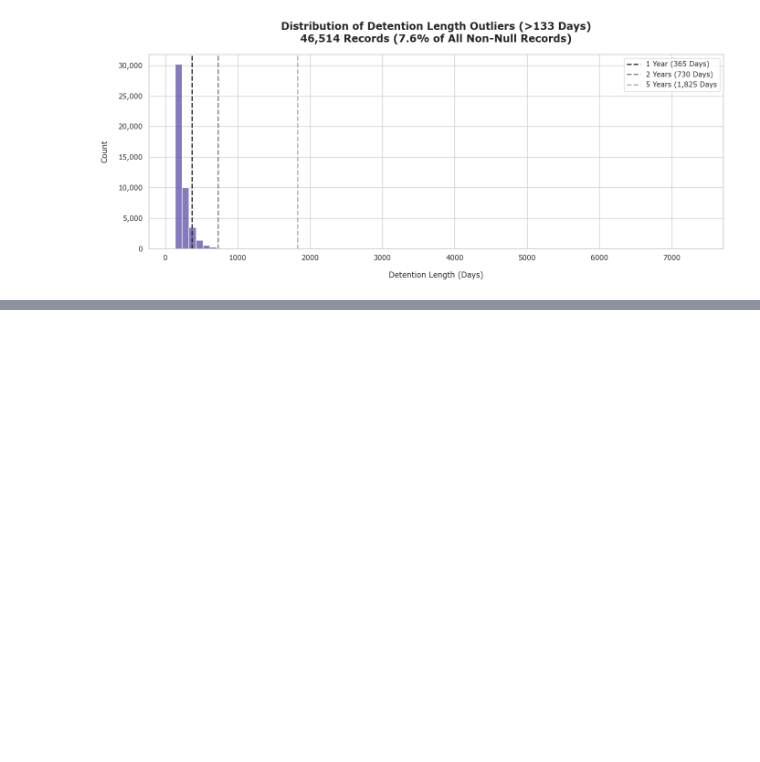
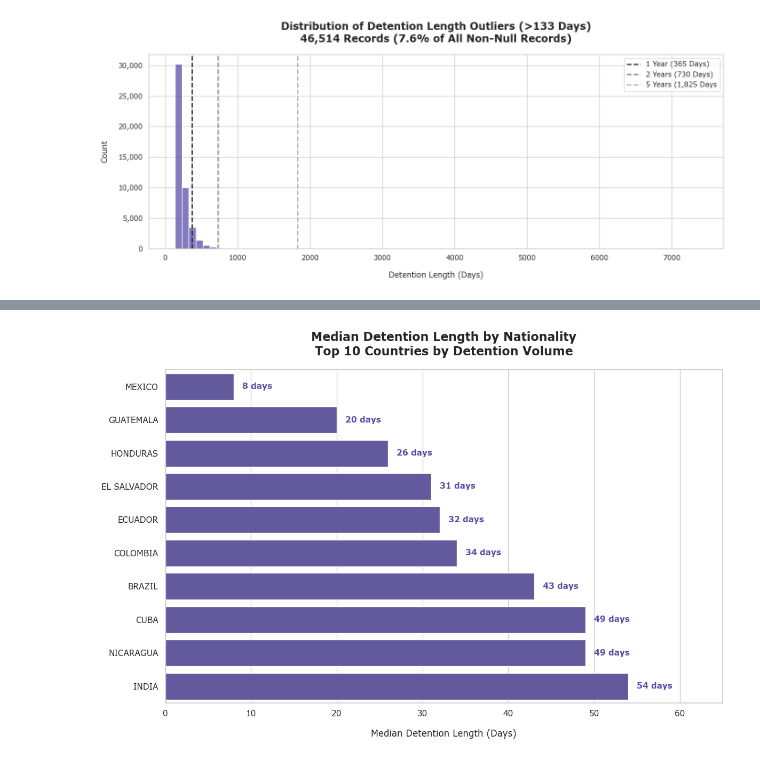
Before and after one commit to leamsley/capstone_project, a Jupyter notebook: data_analysis.ipynb, the cells around one changed output, grey strips where cells are left out. Drawn from its saved outputs; the diff is of its cells as text; code cells hidden in the pictures; blank space fills up the shorter version.

Commit message:
Checkpoint - deep dive analysis and charts for age vs detention length, and cross-tablulations

```diff
--- a/data_analysis.ipynb
+++ b/data_analysis.ipynb
@@ -2606,0 +3546,83 @@ plt.show()
+# %%
+# Median Detention Length by Nationality
+
+# build DataFrame for plotting
+country_names: list[str] = ['MEXICO', 'GUATEMALA', 'HONDURAS', 'EL SALVADOR', 'COLOMBIA',
+                             'ECUADOR', 'CUBA', 'NICARAGUA', 'INDIA', 'BRAZIL']
+
+country_medians: list[float] = [
+    mexico_records['detention_length_days'].median(),
+    guatemala_records['detention_length_days'].median(),
+    honduras_records['detention_length_days'].median(),
+    el_salvador_records['detention_length_days'].median(),
+    colombia_records['detention_length_days'].median(),
+    ecuador_records['detention_length_days'].median(),
+    cuba_records['detention_length_days'].median(),
+    nicaragua_records['detention_length_days'].median(),
+    india_records['detention_length_days'].median(),
+    brazil_records['detention_length_days'].median(),
+]
+
+country_detention_df: DataFrame = pd.DataFrame({
+    'country': country_names,
+    'median_days': country_medians
+}).sort_values('median_days', ascending=True)
+
+fig, ax = plt.subplots(figsize=(12, 8))
+
+sns.barplot(
+    data=country_detention_df,
+    x='median_days',
+    y='country',
+    color='#5B4EA8',
+    legend=False,
+    ax=ax
+)
+
+ax.set_title('Median Detention Length by Nationality\nTop 10 Countries by Detention Volume',
+             fontsize=16, fontweight='bold', pad=20)
+ax.set_xlabel('Median Detention Length (Days)', labelpad=15)
+ax.set_ylabel('', labelpad=15)
+ax.set_xlim(0, 65)
+
+# annotations
+mexico_med: float = country_detention_df.loc[country_detention_df['country'] == 'MEXICO', 'median_days'].values[0]
+guatemala_med: float = country_detention_df.loc[country_detention_df['country'] == 'GUATEMALA', 'median_days'].values[0]
+honduras_med: float = country_detention_df.loc[country_detention_df['country'] == 'HONDURAS', 'median_days'].values[0]
+el_salvador_med: float = country_detention_df.loc[country_detention_df['country'] == 'EL SALVADOR', 'median_days'].values[0]
+colombia_med: float = country_detention_df.loc[country_detention_df['country'] == 'COLOMBIA', 'median_days'].values[0]
+ecuador_med: float = country_detention_df.loc[country_detention_df['country'] == 'ECUADOR', 'median_days'].values[0]
+cuba_med: float = country_detention_df.loc[country_detention_df['country'] == 'CUBA', 'median_days'].values[0]
+nicaragua_med: float = country_detention_df.loc[country_detention_df['country'] == 'NICARAGUA', 'median_days'].values[0]
+india_med: float = country_detention_df.loc[country_detention_df['country'] == 'INDIA', 'median_days'].values[0]
+brazil_med: float = country_detention_df.loc[country_detention_df['country'] == 'BRAZIL', 'median_days'].values[0]
+
+# sorted ascending, so position 0 = shortest, position 9 = longest
+# we need to find each country's y-position in the sorted order
+sorted_countries: list[str] = country_detention_df['country'].tolist()
+
+ax.text(mexico_med + 1, sorted_countries.index('MEXICO'), f'{mexico_med:.0f} days',
+        fontsize=11, fontweight='semibold', color='#5B4EA8', va='center')
+ax.text(guatemala_med + 1, sorted_countries.index('GUATEMALA'), f'{guatemala_med:.0f} days',
+        fontsize=11, fontweight='semibold', color='#5B4EA8', va='center')
+ax.text(honduras_med + 1, sorted_countries.index('HONDURAS'), f'{honduras_med:.0f} days',
+        fontsize=11, fontweight='semibold', color='#5B4EA8', va='center')
+ax.text(el_salvador_med + 1, sorted_countries.index('EL SALVADOR'), f'{el_salvador_med:.0f} days',
+        fontsize=11, fontweight='semibold', color='#5B4EA8', va='center')
+ax.text(colombia_med + 1, sorted_countries.index('COLOMBIA'), f'{colombia_med:.0f} days',
+        fontsize=11, fontweight='semibold', color='#5B4EA8', va='center')
+ax.text(ecuador_med + 1, sorted_countries.index('ECUADOR'), f'{ecuador_med:.0f} days',
+        fontsize=11, fontweight='semibold', color='#5B4EA8', va='center')
+ax.text(cuba_med + 1, sorted_countries.index('CUBA'), f'{cuba_med:.0f} days',
+        fontsize=11, fontweight='semibold', color='#5B4EA8', va='center')
+ax.text(nicaragua_med + 1, sorted_countries.index('NICARAGUA'), f'{nicaragua_med:.0f} days',
+        fontsize=11, fontweight='semibold', color='#5B4EA8', va='center')
+ax.text(india_med + 1, sorted_countries.index('INDIA'), f'{india_med:.0f} days',
+        fontsize=11, fontweight='semibold', color='#5B4EA8', va='center')
+ax.text(brazil_med + 1, sorted_countries.index('BRAZIL'), f'{brazil_med:.0f} days',
+        fontsize=11, fontweight='semibold', color='#5B4EA8', va='center')
+
+plt.tight_layout()
+plt.show()
+# %% [output]
+[figure, added]
```
Also changed, not shown: parts of 46 cells of this notebook.
